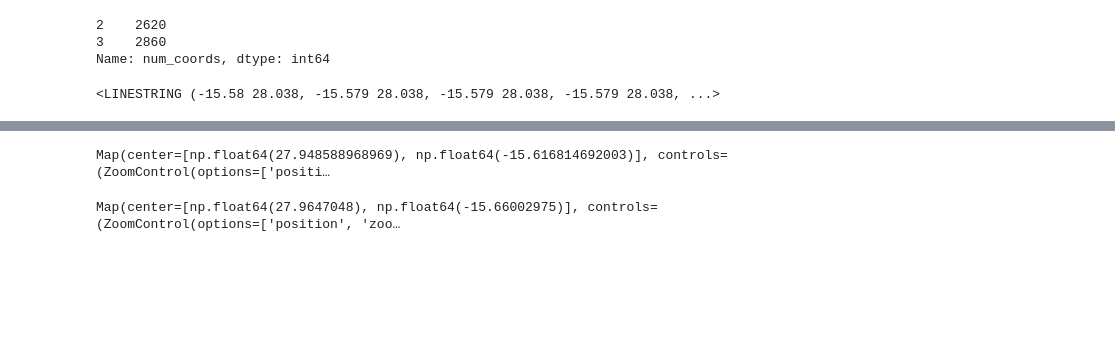
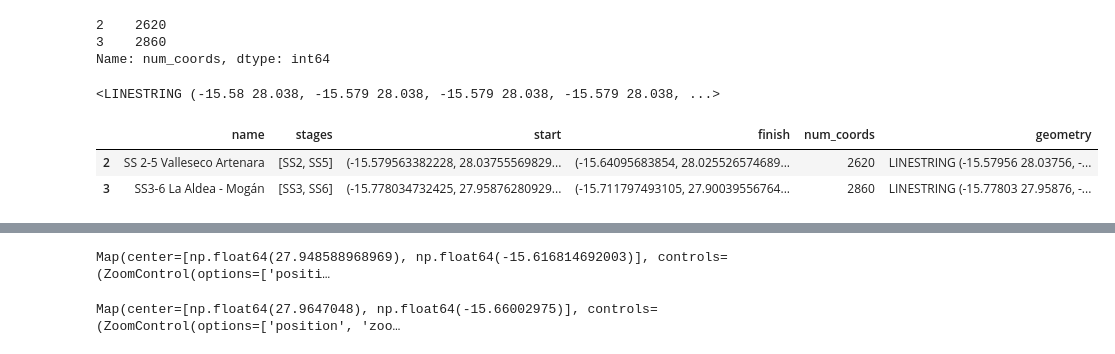
Before and after one commit to RallyDataJunkie/wrc-shinylive-geo, a Jupyter notebook: src/shinyapp/.route_smoothing.ipynb, the cells around one changed output, grey strips where cells are left out. Drawn from its saved outputs; the diff is of its cells as text; code cells hidden in the pictures; blank space fills up the shorter version.

```diff
--- a/src/shinyapp/.route_smoothing.ipynb
+++ b/src/shinyapp/.route_smoothing.ipynb
@@ -530,3 +565,9 @@ geostages_enhanced.iloc[0].geometry
 3    2860
 Name: num_coords, dtype: int64
 <LINESTRING (-15.58 28.038, -15.579 28.038, -15.579 28.038, -15.579 28.038, ...>
+# %%
+geostages_enhanced
+# %% [output]
+|  | name | stages | start | finish | num_coords | geometry |
+| 2 | SS 2-5 Valleseco Artenara | [SS2, SS5] | (-15.579563382228, 28.03755569829... | (-15.64095683854, 28.025526574689... | 2620 | LINESTRING (-15.57956 28.03756, -... |
+| 3 | SS3-6 La Aldea - Mogán | [SS3, SS6] | (-15.778034732425, 27.95876280929... | (-15.711797493105, 27.90039556764... | 2860 | LINESTRING (-15.77803 27.95876, -... |
```
Also changed, not shown: parts of 6 cells of this notebook, 1 other file.
